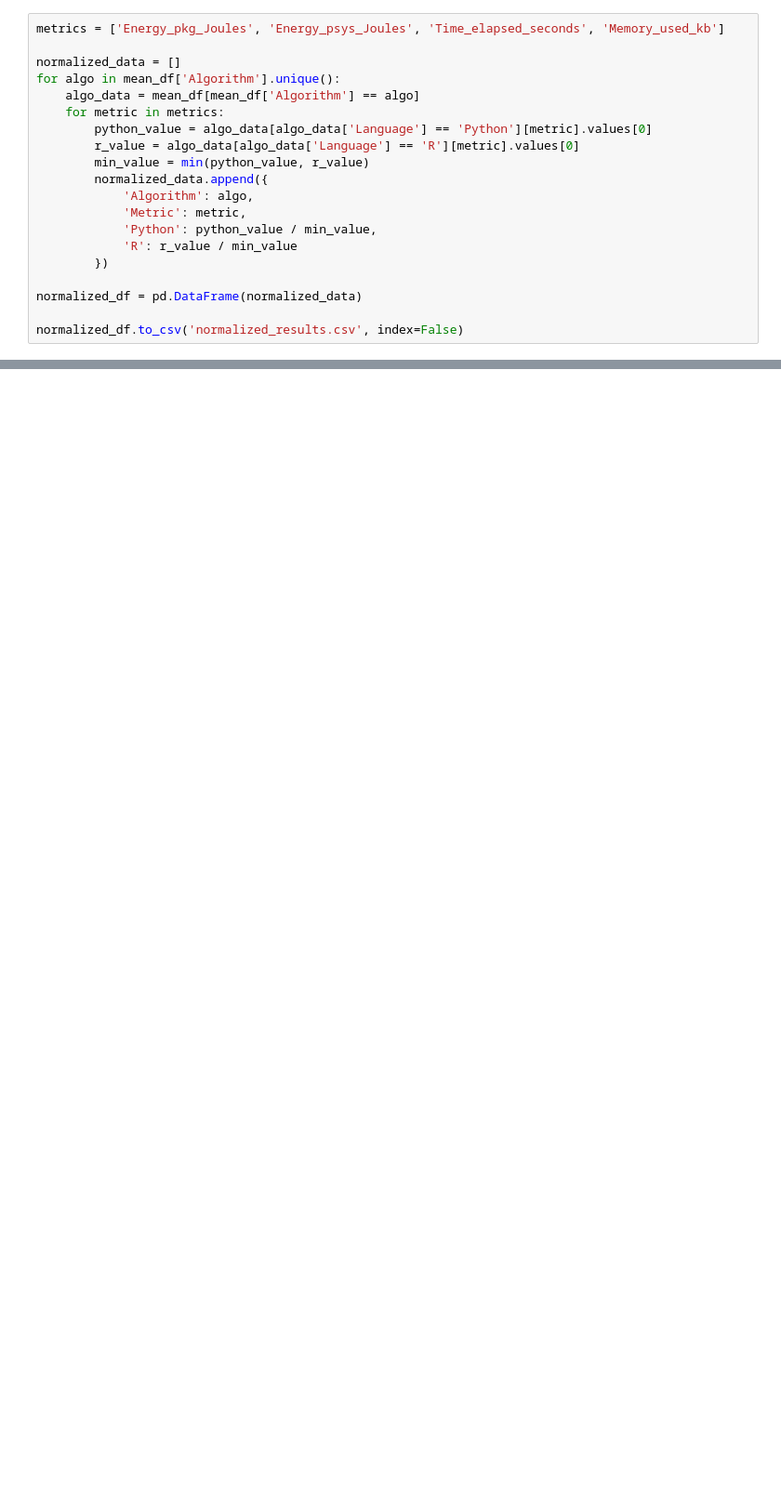
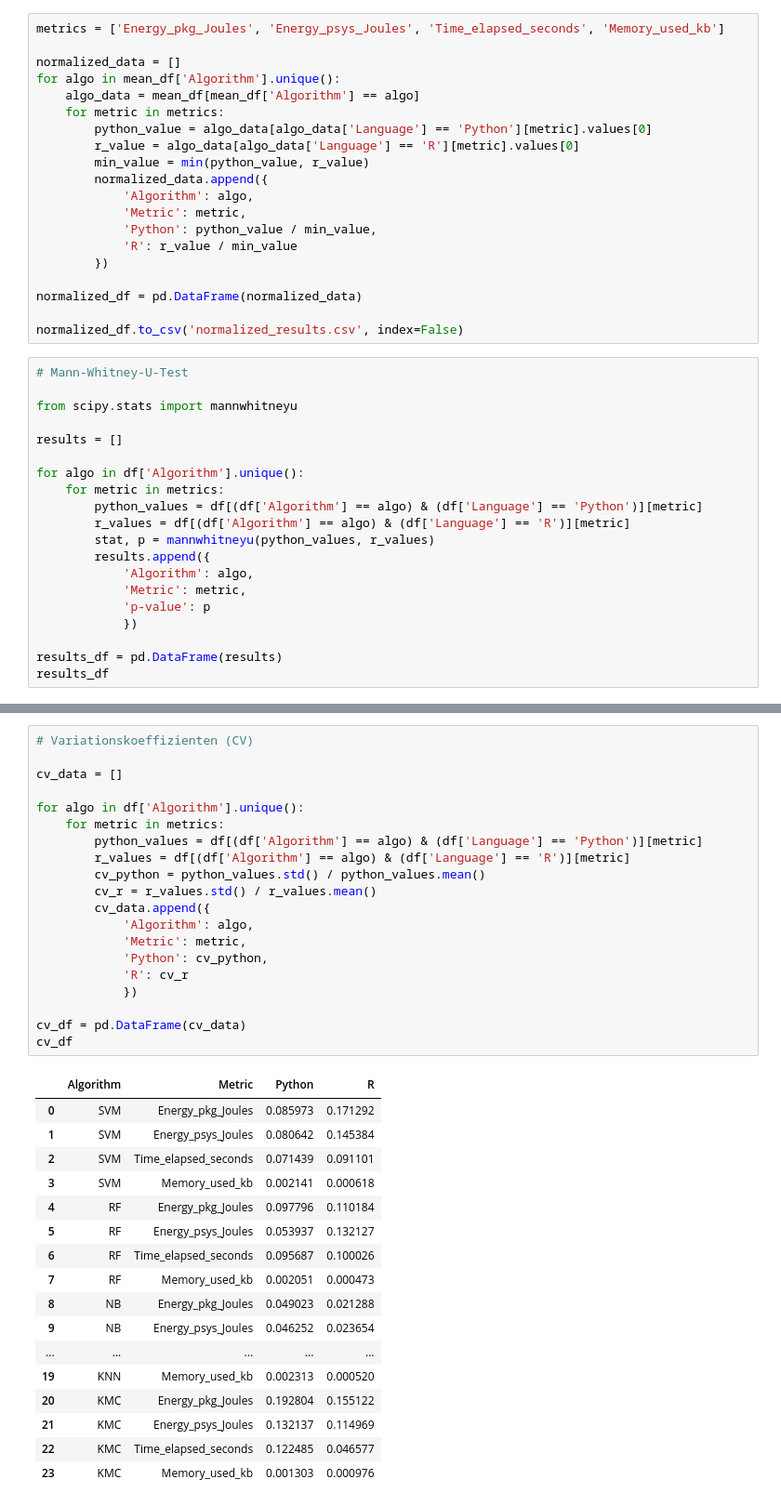
Before and after one commit to moot20/EnergyConsumptionML-ComparisonPythonR, a Jupyter notebook: results_analysis.ipynb, the cells around one changed output, grey strips where cells are left out. Shown at 93% size. Drawn from its saved outputs; the diff is of its cells as text; blank space fills up the shorter version.

Commit message:
add Mann-Whitney-U-Test and Variationskoeffizienten (CV)

```diff
--- a/results_analysis.ipynb
+++ b/results_analysis.ipynb
@@ -181,3 +188,23 @@ for algo in mean_df['Algorithm'].unique():
 normalized_df = pd.DataFrame(normalized_data)
 
 normalized_df.to_csv('normalized_results.csv', index=False)
+# %%
+# Mann-Whitney-U-Test
+
+from scipy.stats import mannwhitneyu
+
+results = []
+
+for algo in df['Algorithm'].unique():
+    for metric in metrics:
+        python_values = df[(df['Algorithm'] == algo) & (df['Language'] == 'Python')][metric]
+        r_values = df[(df['Algorithm'] == algo) & (df['Language'] == 'R')][metric]
+        stat, p = mannwhitneyu(python_values, r_values)
+        results.append({
+            'Algorithm': algo,
+            'Metric': metric,
+            'p-value': p
+            })
+
+results_df = pd.DataFrame(results)
+results_df
@@ -183,0 +229,38 @@ normalized_df.to_csv('normalized_results.csv', index=False)
+# %%
+# Variationskoeffizienten (CV)
+
+cv_data = []
+
+for algo in df['Algorithm'].unique():
+    for metric in metrics:
+        python_values = df[(df['Algorithm'] == algo) & (df['Language'] == 'Python')][metric]
+        r_values = df[(df['Algorithm'] == algo) & (df['Language'] == 'R')][metric]
+        cv_python = python_values.std() / python_values.mean()
+        cv_r = r_values.std() / r_values.mean()
+        cv_data.append({
+            'Algorithm': algo,
+            'Metric': metric,
+            'Python': cv_python,
+            'R': cv_r
+            })
+
+cv_df = pd.DataFrame(cv_data)
+cv_df
+# %% [output]
+|  | Algorithm | Metric | Python | R |
+| 0 | SVM | Energy_pkg_Joules | 0.085973 | 0.171292 |
+| 1 | SVM | Energy_psys_Joules | 0.080642 | 0.145384 |
+| 2 | SVM | Time_elapsed_seconds | 0.071439 | 0.091101 |
+| 3 | SVM | Memory_used_kb | 0.002141 | 0.000618 |
+| 4 | RF | Energy_pkg_Joules | 0.097796 | 0.110184 |
+| 5 | RF | Energy_psys_Joules | 0.053937 | 0.132127 |
+| 6 | RF | Time_elapsed_seconds | 0.095687 | 0.100026 |
+| 7 | RF | Memory_used_kb | 0.002051 | 0.000473 |
+| 8 | NB | Energy_pkg_Joules | 0.049023 | 0.021288 |
+| 9 | NB | Energy_psys_Joules | 0.046252 | 0.023654 |
+| ... | ... | ... | ... | ... |
+| 19 | KNN | Memory_used_kb | 0.002313 | 0.000520 |
+| 20 | KMC | Energy_pkg_Joules | 0.192804 | 0.155122 |
+| 21 | KMC | Energy_psys_Joules | 0.132137 | 0.114969 |
+| 22 | KMC | Time_elapsed_seconds | 0.122485 | 0.046577 |
+| 23 | KMC | Memory_used_kb | 0.001303 | 0.000976 |
```
Also changed, not shown: parts of 2 cells of this notebook.
